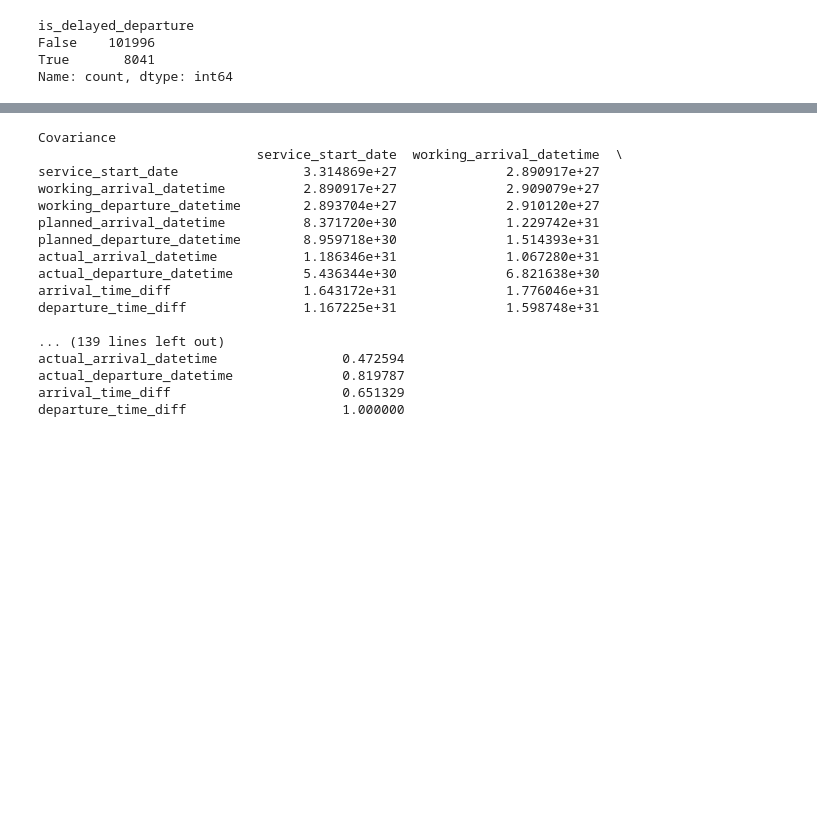
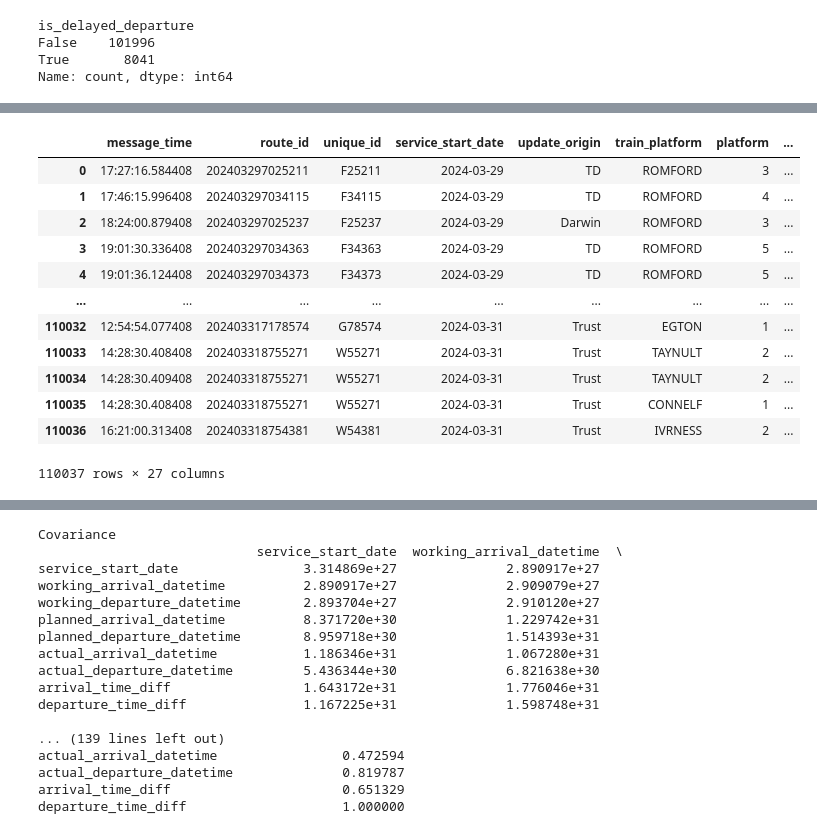
Before and after one commit to blcervone/GC_Final_Project_DataAnalytics, a Jupyter notebook: EDA/UK Rail EDA.ipynb, the cells around one changed output, grey strips where cells are left out. Saved outputs shown, nothing was run; the diff lists cells and outputs as text; code cells hidden in the pictures; blank space fills up the shorter version.

```diff
--- a/EDA/UK Rail EDA.ipynb
+++ b/EDA/UK Rail EDA.ipynb
@@ -491,3 +491,8 @@ is_delayed_departure
 False    101996
 True       8041
 Name: count, dtype: int64
+# %%
+final_working_df['arrival_delay_hours'] = final_working_df['arrival_time_diff'].dt.components['hours']
+final_working_df['arrival_delay_minutes'] = final_working_df['arrival_time_diff'].dt.components['minutes']
+final_working_df['arrival_delay_seconds'] = final_working_df['arrival_time_diff'].dt.components['seconds']
+final_working_df.head()
@@ -493,0 +507,5 @@ Name: count, dtype: int64
+# %%
+final_working_df['departure_delay_hours'] = final_working_df['departure_time_diff'].dt.components['hours']
+final_working_df['departure_delay_minutes'] = final_working_df['departure_time_diff'].dt.components['minutes']
+final_working_df['departure_delay_seconds'] = final_working_df['departure_time_diff'].dt.components['seconds']
+final_working_df.head()
@@ -493,0 +520,18 @@ Name: count, dtype: int64
+# %%
+final_working_df['arrival_delay_total_minutes'] = (final_working_df['arrival_delay_hours'] * 60) + final_working_df['arrival_delay_minutes']
+final_working_df['departure_delay_total_minutes'] = (final_working_df['departure_delay_hours'] * 60) + final_working_df['departure_delay_minutes']
+final_working_df
+# %% [output]
+|  | message_time | route_id | unique_id | service_start_date | update_origin | train_platform | platform | ... |
+| 0 | 17:27:16.584408 | 202403297025211 | F25211 | 2024-03-29 | TD | ROMFORD | 3 | ... |
+| 1 | 17:46:15.996408 | 202403297034115 | F34115 | 2024-03-29 | TD | ROMFORD | 4 | ... |
+| 2 | 18:24:00.879408 | 202403297025237 | F25237 | 2024-03-29 | Darwin | ROMFORD | 3 | ... |
+| 3 | 19:01:30.336408 | 202403297034363 | F34363 | 2024-03-29 | TD | ROMFORD | 5 | ... |
+| 4 | 19:01:36.124408 | 202403297034373 | F34373 | 2024-03-29 | TD | ROMFORD | 5 | ... |
+| ... | ... | ... | ... | ... | ... | ... | ... | ... |
+| 110032 | 12:54:54.077408 | 202403317178574 | G78574 | 2024-03-31 | Trust | EGTON | 1 | ... |
+| 110033 | 14:28:30.408408 | 202403318755271 | W55271 | 2024-03-31 | Trust | TAYNULT | 2 | ... |
+| 110034 | 14:28:30.409408 | 202403318755271 | W55271 | 2024-03-31 | Trust | TAYNULT | 2 | ... |
+| 110035 | 14:28:30.408408 | 202403318755271 | W55271 | 2024-03-31 | Trust | CONNELF | 1 | ... |
+| 110036 | 16:21:00.313408 | 202403318754381 | W54381 | 2024-03-31 | Trust | IVRNESS | 2 | ... |
+110037 rows × 27 columns
```
Also changed, not shown: parts of 5 cells of this notebook, 1 other file.
